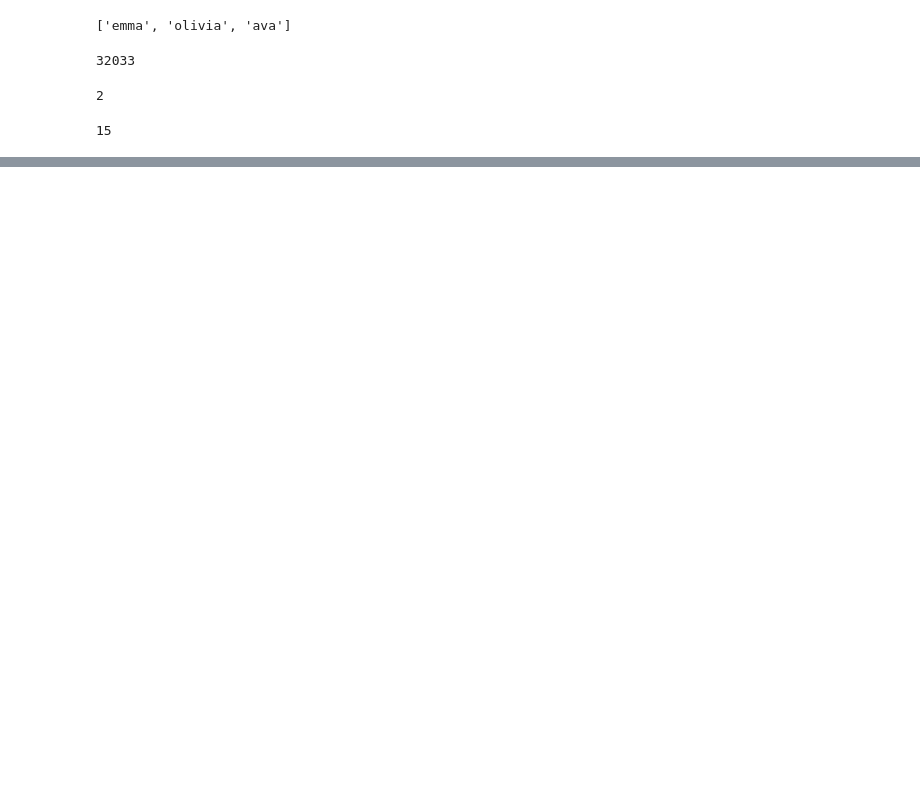
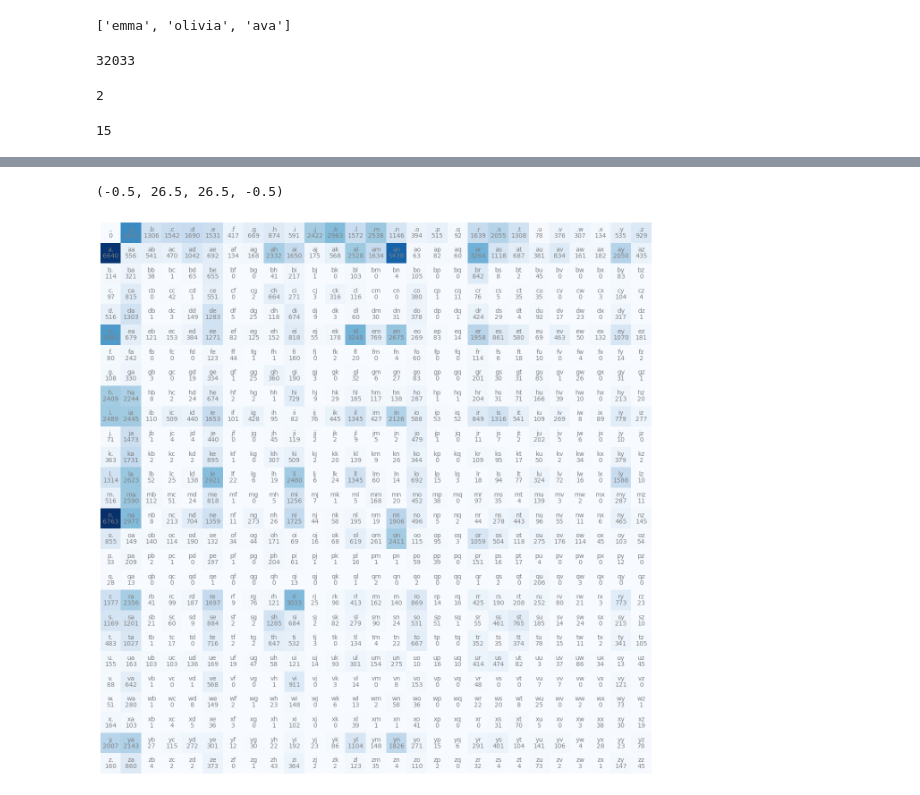
Before and after one commit to shirinyamani/makemore_LLM, a Jupyter notebook: Untitled.ipynb, the cells around one changed output, grey strips where cells are left out. Saved outputs shown, nothing was run; the diff lists cells and outputs as text; code cells hidden in the pictures; blank space fills up the shorter version.

Commit message:
lookup table and visualization added

```diff
--- a/Untitled.ipynb
+++ b/Untitled.ipynb
@@ -67,7 +60,0 @@ stoi['<E>'] = 27
-# %%
-for w in words:
-    chs = ['<S>'] + list(w) + ['End']
-    for ch1, ch2 in zip(chs, chs[1:]):
-
-        bigram = (ch1, ch2)
-        b[bigram] = b.get(bigram, 0) + 1 #increment the count by 1
@@ -77,0 +63,11 @@ KeyError: 0
+# %%
+chars = list(sorted(set(''.join(words)))) #they are str but we have matrix of numbers so we need a lookup table to convert them to int
+stoi = {s:i+1 for i,s in enumerate(chars)} #to start from 1
+stoi['.'] = 0
+# %%
+for w in words:
+    chs = ["."] + list(w) + ['.']
+    for ch1, ch2 in zip(chs, chs[1:]):
+        ix1 = stoi[ch1] #      bigram = (ch1, ch2)
+        ix2 = stoi[ch2]
+        N[ix1, ix2] += 1 #  b[bigram] = b.get(bigram, 0) + 1
@@ -77,0 +77,15 @@ KeyError: 0
+# %%
+# for plotting
+itos = {i:s for s,i in stoi.items()}
+# %%
+plt.figure(figsize=(16,16))
+plt.imshow(N, cmap='Blues')
+for i in range(27):
+    for j in range(27):
+        chstr = itos[i] + itos[j]
+        plt.text(j,i, chstr, ha="center", va="bottom", color='gray')
+        plt.text(j,i, N[i, j].item(), ha="center", va="top", color='gray')
+plt.axis('off')
+# %% [output]
+(-0.5, 26.5, 26.5, -0.5)
+[figure, added]
```
Also changed, not shown: parts of 7 cells of this notebook.
